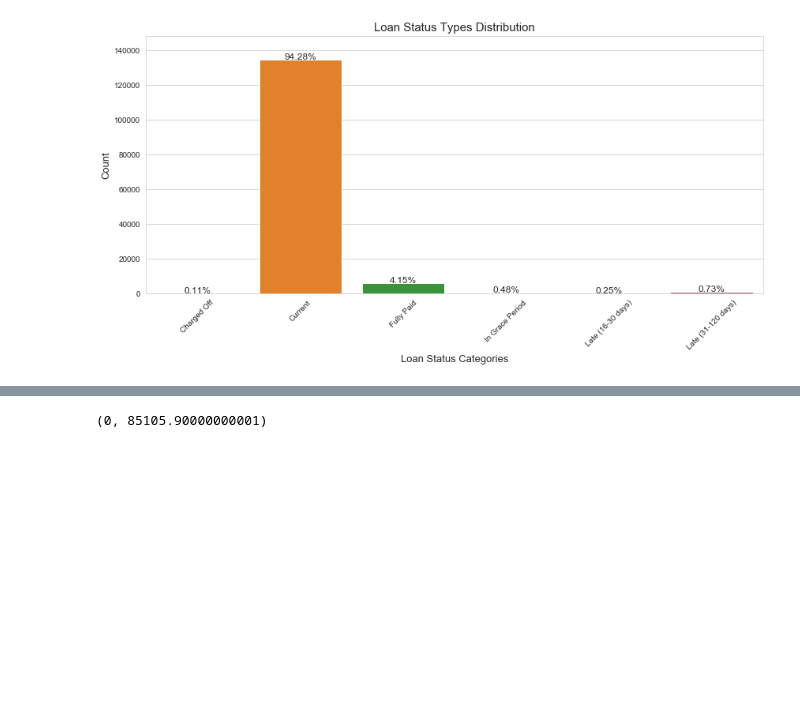
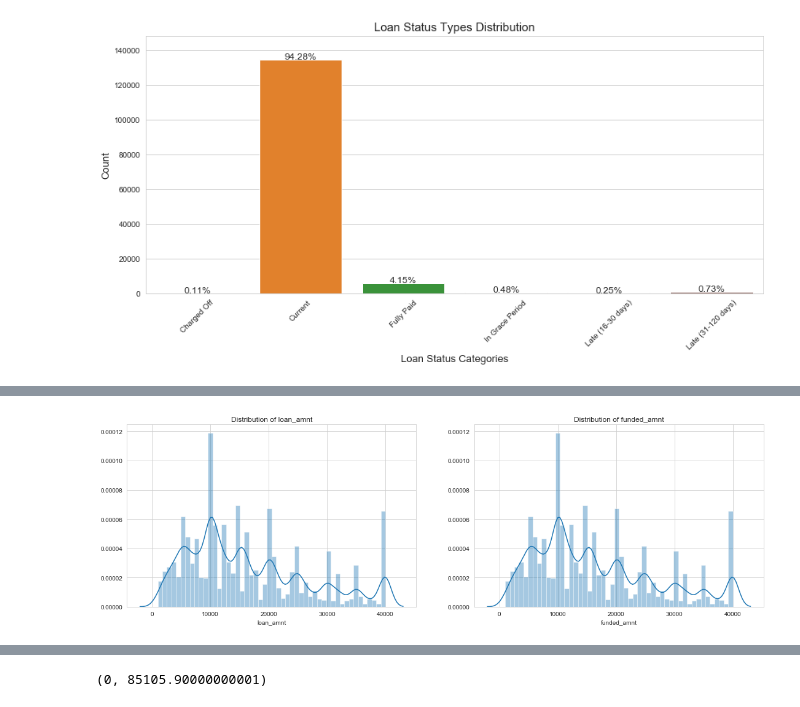
Before and after one commit to samsonq/Macroeconomic-Default-Analysis, a Jupyter notebook: notebooks/Loaning EDA & Data Visualization.ipynb, the cells around one changed output, grey strips where cells are left out. Drawn from its saved outputs; the diff is of its cells as text; code cells hidden in the pictures; blank space fills up the shorter version.

```diff
--- a/notebooks/Loaning EDA & Data Visualization.ipynb
+++ b/notebooks/Loaning EDA & Data Visualization.ipynb
@@ -110,0 +108,11 @@ plots.barplot(data, "grade", "loan_amnt", hue="sub_grade")
+# %%
+plt.figure()
+fig = plt.gcf() #creates the plot figure object
+fig.set_size_inches(16, 12) #sets the plot size
+plt.subplot(2, 2, 1) #first subplot, 2 rows and 2 columns
+plots.histogram("loan_amnt", data, kde=True)
+plt.subplot(2, 2, 2) #second subplot, 2 rows and 2 columns
+plots.histogram("funded_amnt", data, kde=True)
+plt.subplots_adjust(left=0) #shift to make plots legible
+# %% [output]
+[figure, added]
```
Also changed, not shown: parts of 41 cells of this notebook.
